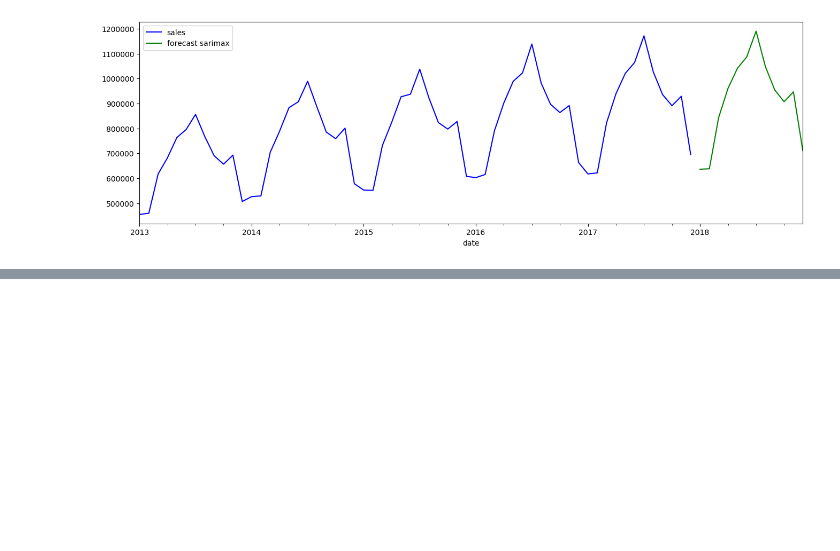
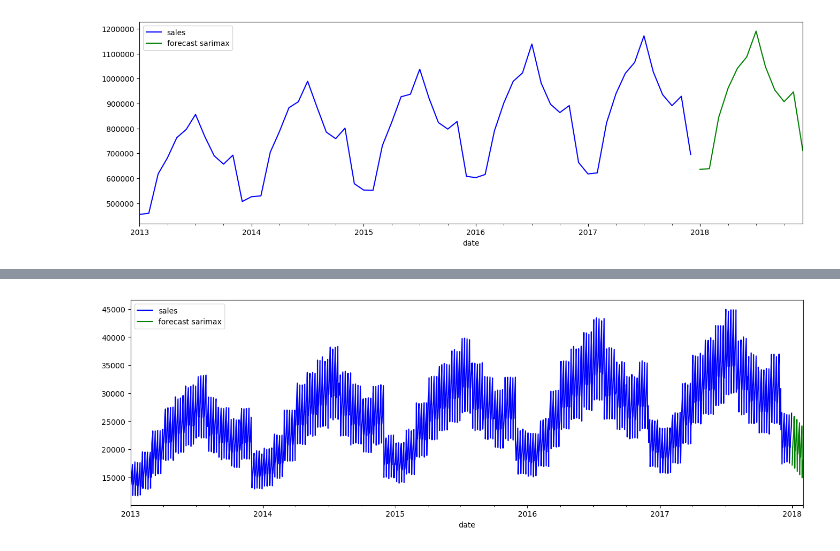
Before and after one commit to paolorossig/Time-Series-Forecasting, a Jupyter notebook: Exercise-SalesForecasting/FinalScript.ipynb, the cells around one changed output, grey strips where cells are left out. Cells and saved outputs as stored; diff of their text form; code cells hidden in the pictures; blank space fills up the shorter version.

```diff
--- a/Exercise-SalesForecasting/FinalScript.ipynb
+++ b/Exercise-SalesForecasting/FinalScript.ipynb
@@ -548,0 +639,11 @@ plt.show()
+# %%
+# model sarimax
+model_sarimax2 = SARIMAX(df_diario.sales, order= (0,1,1), seasonal_order=(1,0,1,7),
+                       enforce_stationarity=False,
+                      enforce_invertibility=False)
+# %%
+results_sarimax2 = model_sarimax2.fit()
+# %%
+# Pronósticos de las ventas diarias totales
+forecast_sarimax2 = results_sarimax2.get_forecast(steps = 31).predicted_mean.rename('forecast sarimax')
+forecast_sarimax2
@@ -548,0 +668,8 @@ plt.show()
+# %%
+history2 = df_diario.sales
+plt.figure(figsize=(16,5), dpi=100)
+history2.plot(color = 'blue', legend = True)
+forecast_sarimax2.plot(color = 'green', legend = True)
+plt.show()
+# %% [output]
+[figure, added]
```
Also changed, not shown: parts of 20 cells of this notebook.
